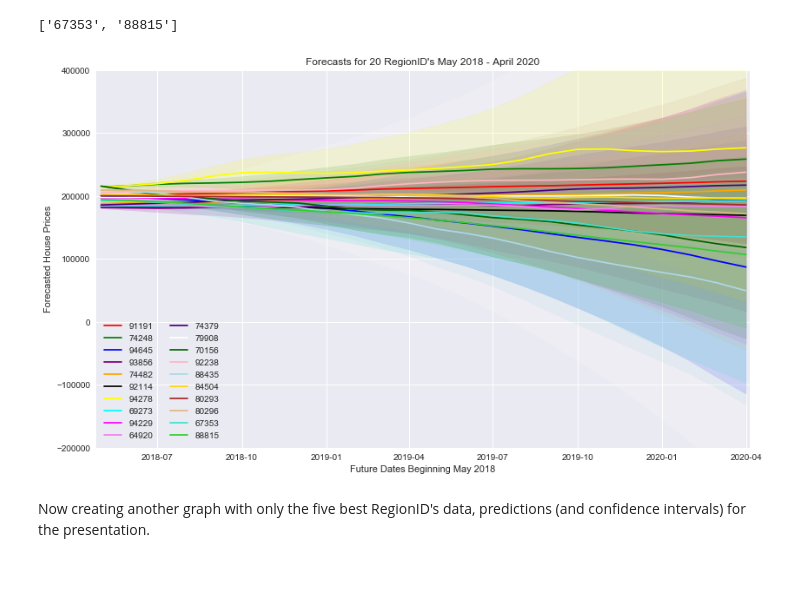
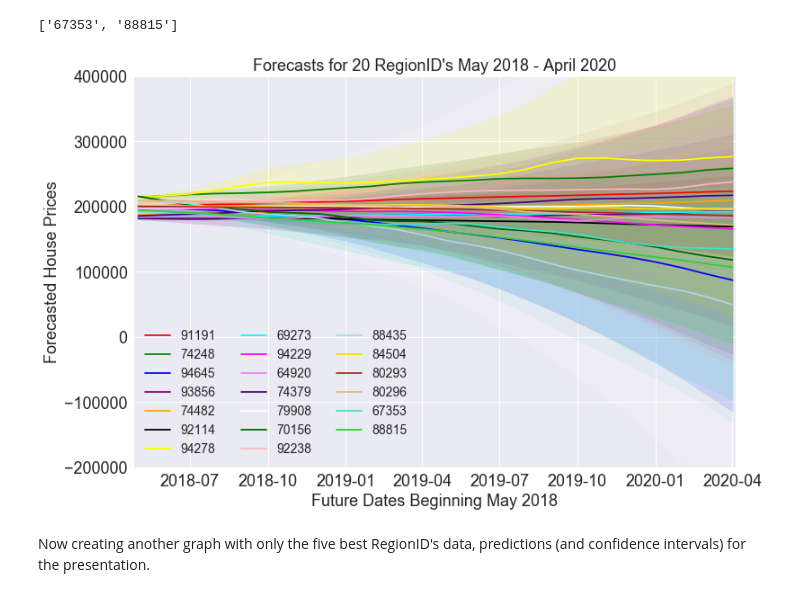
Before and after one commit to bronwencc/Module-4-Project, a Jupyter notebook: mod_4_final.ipynb, the cells around one changed output. Saved outputs shown, nothing was run; the diff lists cells and outputs as text; code cells hidden in the pictures.

```diff
--- a/mod_4_final.ipynb
+++ b/mod_4_final.ipynb
@@ -155,7 +158,8 @@ def melt_data(df):
         df (pandas DataFrame): a DataFrame with dates and descriptive properties in the column names
 
     Returns
-        (pandas DataFrame): a DataFrame with a DateTimeIndex "time" and one column titled "value", which is an average of the prices for that corresponding date
+        (pandas DataFrame): a DataFrame with a DateTimeIndex "time" and one column titled "value",
+                            which is an average of the prices for that corresponding date
     '''
     melted = pd.melt(df, id_vars=['RegionID','RegionName', 'City', 'State', 'Metro', 'CountyName','SizeRank'], var_name='time')
     melted['time'] = pd.to_datetime(melted['time'], infer_datetime_format=True)
@@ -297,0 +344,5 @@ ARIMA (1, 2, 2) x (1, 2, 2, 12) : AIC Calculated =1999.8189387395562
+# %%
+#70-30 split
+splitsize=int(len(avgtseries)*.7)
+atrain = avgtseries[0:splitsize]
+atest = avgtseries[splitsize:]
@@ -914,18 +1053,24 @@ memory usage: 43.5 KB
 #forecast function
 def fcast(aseries,combo,combos,seriesname):
     '''
-    Takes in a time Series and forecasts 24 steps ahead and determines corresponding 95% confidence interval values with a fitted statsmodels' SARIMAX, specifically for the monthly range 2018-05-01 to 2020-04-01.
+    Takes in a time Series and forecasts 24 steps ahead and determines corresponding 95% confidence interval values
+        with a fitted statsmodels' SARIMAX, specifically for the monthly range 2018-05-01 to 2020-04-01.
 
     Args
         aseries (pandas Series): a Series with an index of DateTime in date order
         combo (list or array-like of integers): the p, d, q values for the SARIMAX "order" parameter
-        combos (list or array-like of integers): the P, D, Q and periodicity values for the SARIMAX seasonal_order parameter
-        seriesname (String, float or integer): the name of aseries that then becomes the predictions' column name as a String:
-
+        combos (list or array-like of integers): the P, D, Q and periodicity values for the SARIMAX
+                                                seasonal_order parameter
+        seriesname (String, float or integer): the name of aseries that then becomes the predictions' column name as
+                                                a String
     Returns
-        newdf (pandas DataFrame): a DateTimeIndex from 2018-05-01 to 2020-04-01 at monthly intervals with three columns (lower aseries.column[0], upper aseries.column[0], forecast seriesname): one each for the predicted values, and the lower and upper bounds of their 95% confidence intervals
+        newdf (pandas DataFrame): a DateTimeIndex from 2018-05-01 to 2020-04-01 at monthly intervals with three
+                                    columns (lower aseries.column[0], upper aseries.column[0], forecast seriesname):
+                                    one each for the predicted values, and the lower and upper bounds of their
+                                    95% confidence intervals
     '''
-    model = sm.tsa.statespace.SARIMAX(aseries, order=combo, seasonal_order=combos, enforce_stationarity=False,enforce_invertibility=False, freq='MS')
+    model = sm.tsa.statespace.SARIMAX(aseries, order=combo, seasonal_order=combos,
+                                      enforce_stationarity=False,enforce_invertibility=False, freq='MS')
     # fit model
     fittedmodel = model.fit(disp=0,cov_type="approx",low_memory=True)#telling it to run using less memory
     forcas = fittedmodel.forecast(24) #2 years from last date
@@ -1145,23 +1292,33 @@ colors = ["red","green","blue","purple","orange",
 # %%
 #creating a graph of the predictions
 fig = plt.figure(figsize = (12, 8))
 
+pts = 18
+
+plt.rc('axes', titlesize=pts, labelsize=pts)     # font size of the axes titles and labels
+plt.rc('xtick', labelsize=pts)    # font size of the tick labels
+plt.rc('ytick', labelsize=pts)    # font size of the tick labels
+plt.rc('legend', fontsize=pts-4)    # legend text size, slightly smaller than the other text
+plt.rc('figure', titlesize=pts+2) #title font size, slightly larger than the other text
+
 for regid,colo in zip(listofids,colors):
     plt.plot(confidf['forecast '+str(regid)], label = str(regid), color=colo)
-    plt.fill_between(confidf.index, confidf['lower '+str(regid)], confidf['upper '+str(regid)], color=colo, alpha=.15)#, label = str(regid)+' confidence interval')
+    plt.fill_between(confidf.index, confidf['lower '+str(regid)], confidf['upper '+str(regid)],
+                     color=colo, alpha=.15)#, label = str(regid)+' confidence interval')
 
-plt.legend(loc="lower left",ncol=2)
+plt.legend(loc="lower left",ncol=3)
 plt.ylim(bottom=-200000)
 plt.ylim(top=400000)
-plt.xlim(left=736809.95)#if 736779.95 is a little before 2018-05, then adding 30 would almost put the beginning on the y-axis
+plt.xlim(left=736809.95)
+#if 736779.95 is a little before 2018-05, then adding 30 would almost put the beginning on the y-axis
 plt.xlim(right=737520.05)#similar to above for 2020-04
 plt.title("Forecasts for 20 RegionID's May 2018 - April 2020")
 plt.ylabel("Forecasted House Prices")
 plt.xlabel("Future Dates Beginning May 2018")
-plt.savefig("files/20 RegionID Forecasts.png")
+plt.savefig("files/20-RegionID-Forecasts.png")
 plt.show()
 # %% [output]
-[figure, old version]
+[figure, new version]
 # %% [markdown]
 Now creating another graph with only the five best RegionID's data, predictions (and confidence intervals) for the presentation.
 # %%
```
Also changed, not shown: parts of 22 cells of this notebook, 4 other files.
